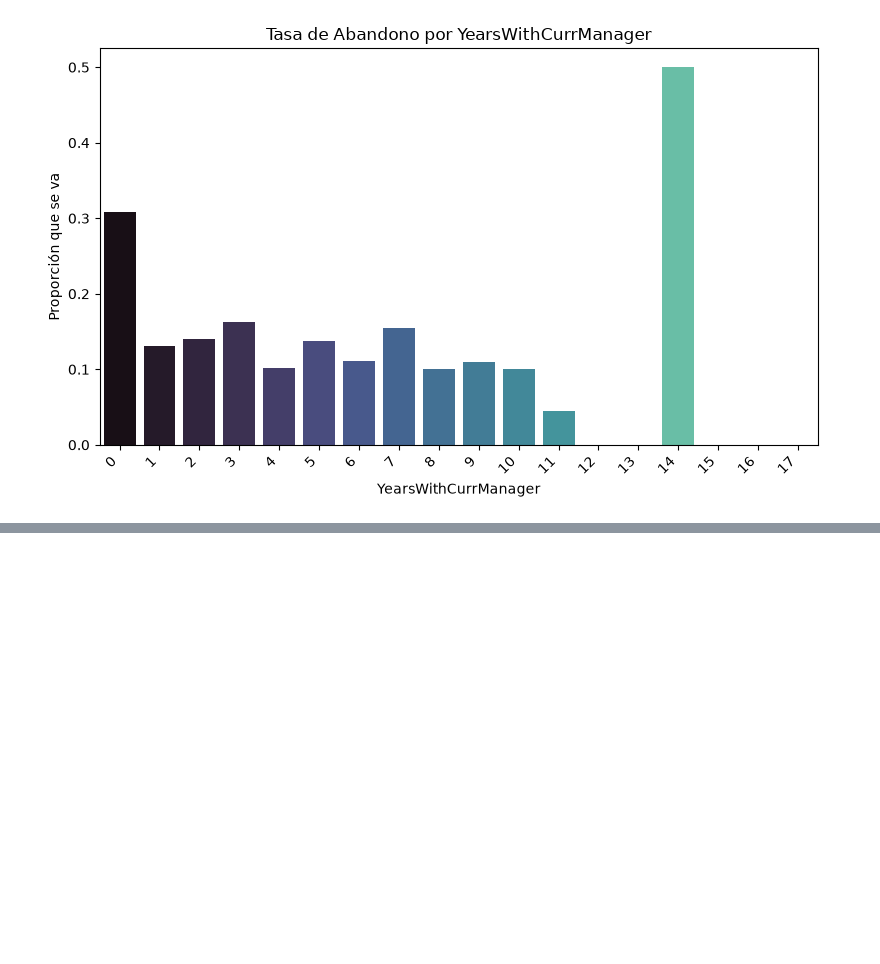
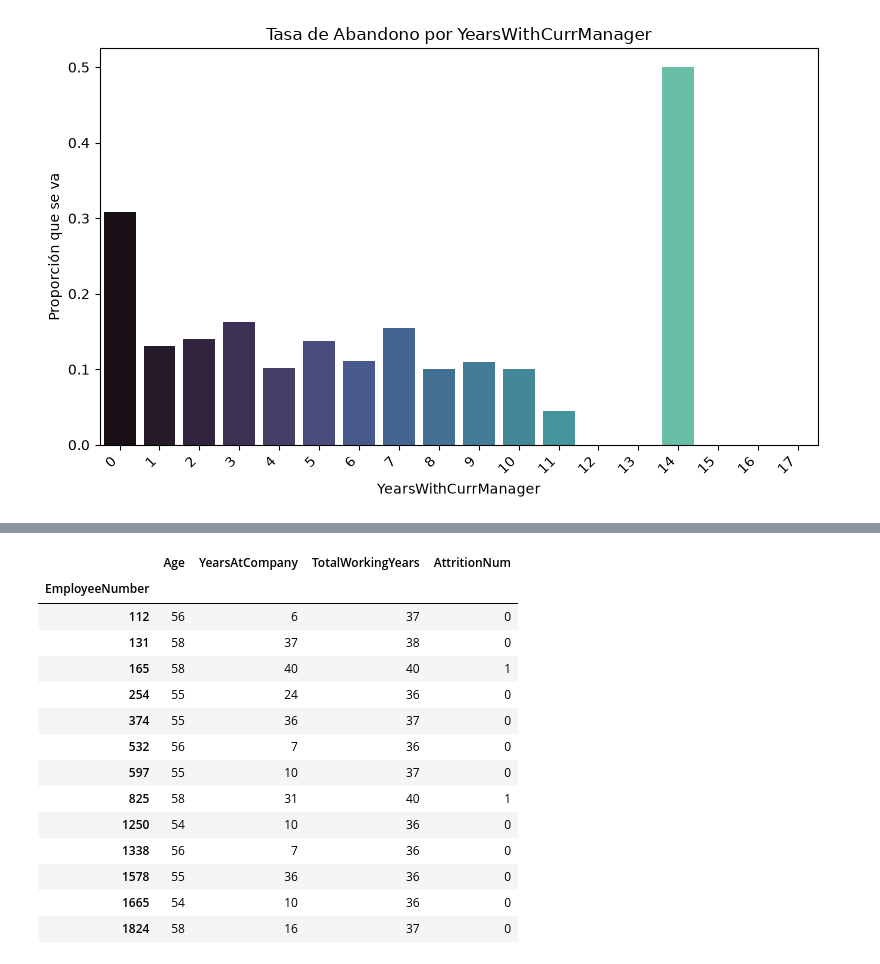
Before and after one commit to Adalab/project-da-promo-67-modulo-3-team-2, a Jupyter notebook: correlacion.ipynb, the cells around one changed output, grey strips where cells are left out. Saved outputs shown, nothing was run; the diff lists cells and outputs as text; code cells hidden in the pictures; blank space fills up the shorter version.

```diff
--- a/correlacion.ipynb
+++ b/correlacion.ipynb
@@ -131,0 +147,21 @@ crear_graficos_barras(df_final, variables_tiempo)
+# %%
+# Personas que llevan más de 35 años trabajando en total
+mas_35_total = df_final[df_final["TotalWorkingYears"] > 35]
+
+mas_35_total[["Age", "YearsAtCompany", "TotalWorkingYears", "AttritionNum"]]
+# %% [output]
+|  | Age | YearsAtCompany | TotalWorkingYears | AttritionNum |
+| EmployeeNumber |  |  |  |  |
+| 112 | 56 | 6 | 37 | 0 |
+| 131 | 58 | 37 | 38 | 0 |
+| 165 | 58 | 40 | 40 | 1 |
+| 254 | 55 | 24 | 36 | 0 |
+| 374 | 55 | 36 | 37 | 0 |
+| 532 | 56 | 7 | 36 | 0 |
+| 597 | 55 | 10 | 37 | 0 |
+| 825 | 58 | 31 | 40 | 1 |
+| 1250 | 54 | 10 | 36 | 0 |
+| 1338 | 56 | 7 | 36 | 0 |
+| 1578 | 55 | 36 | 36 | 0 |
+| 1665 | 54 | 10 | 36 | 0 |
+| 1824 | 58 | 16 | 37 | 0 |
```
Also changed, not shown: parts of 12 cells of this notebook.
